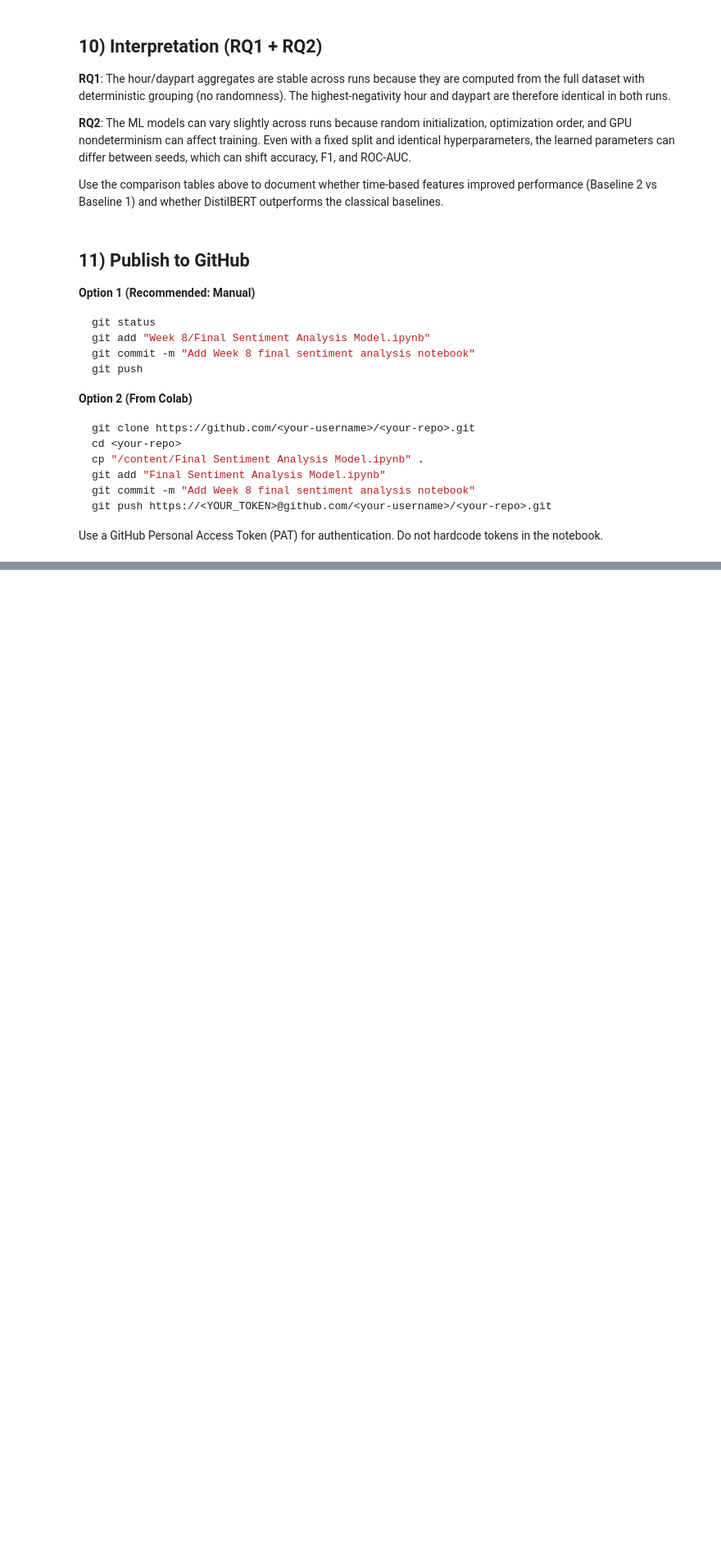
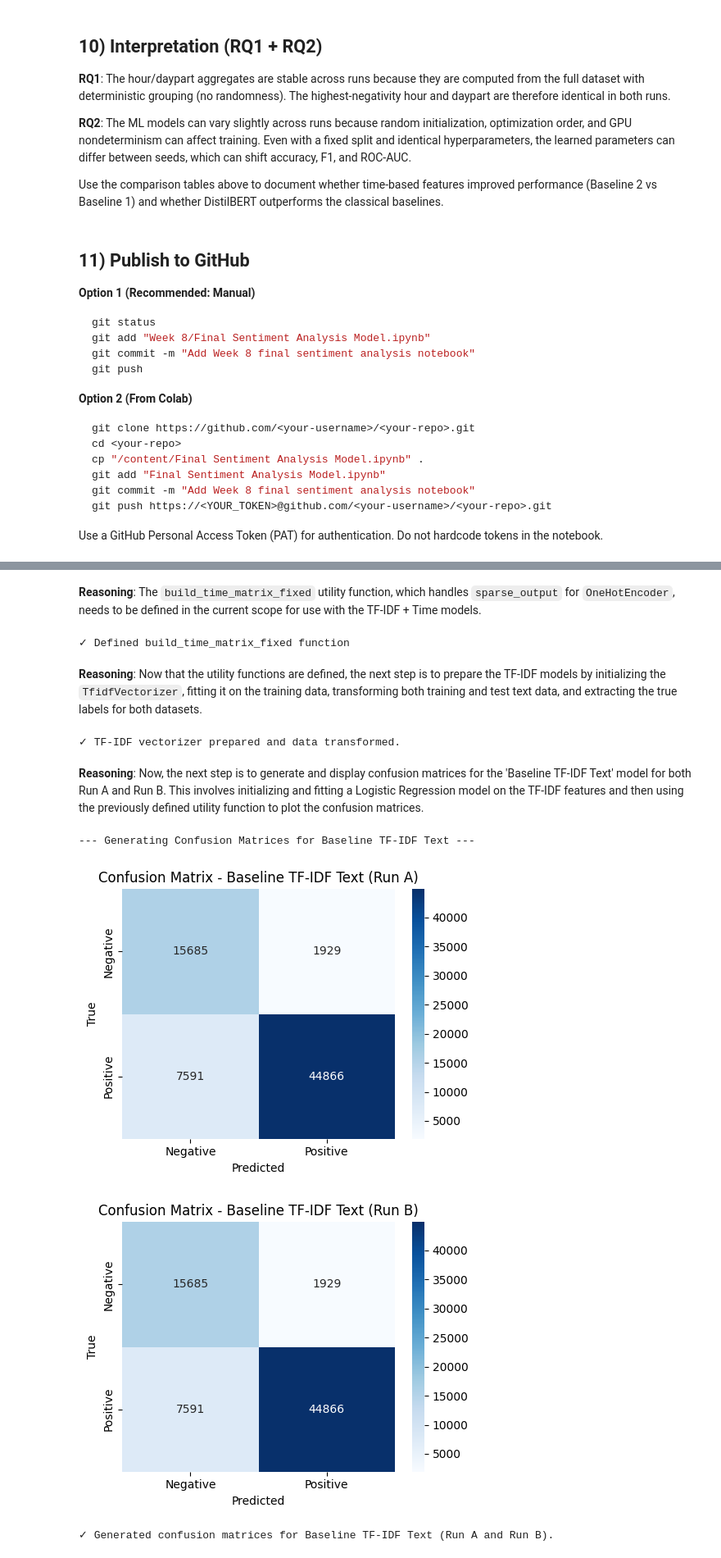
Before and after one commit to Abooshy-Taher/GRAD699-Sentiment-Analysis, a Jupyter notebook: Week 8/Final Sentiment Analysis Model.ipynb, the cells around one changed output, grey strips where cells are left out. Shown at 82% size. Cells and saved outputs as stored; diff of their text form; code cells hidden in the pictures; blank space fills up the shorter version.

```diff
--- a/Week 8/Final Sentiment Analysis Model.ipynb
+++ b/Week 8/Final Sentiment Analysis Model.ipynb
@@ -554,0 +768,74 @@ files.download("outputs_week8.zip")
+# %% [markdown]
+**Reasoning**:
+The `build_time_matrix_fixed` utility function, which handles `sparse_output` for `OneHotEncoder`, needs to be defined in the current scope for use with the TF-IDF + Time models.
+# %%
+def build_time_matrix_fixed(train_df, val_df, test_df):
+    num_features = ["hour_sin", "hour_cos", "is_weekend"]
+    cat_features = ["day_of_week", "daypart"]
+    enc = OneHotEncoder(handle_unknown="ignore", sparse_output=True)
+    enc.fit(train_df[cat_features])
+    train_cat = enc.transform(train_df[cat_features])
+    val_cat = enc.transform(val_df[cat_features])
+    test_cat = enc.transform(test_df[cat_features])
+    train_num = csr_matrix(train_df[num_features].values)
+    val_num = csr_matrix(val_df[num_features].values)
+    test_num = csr_matrix(test_df[num_features].values)
+    return (hstack([train_num, train_cat]),
+            hstack([val_num, val_cat]),
+            hstack([test_num, test_cat]))
+
+print("✓ Defined build_time_matrix_fixed function")
+# %% [output]
+✓ Defined build_time_matrix_fixed function
+# %% [markdown]
+**Reasoning**:
+Now that the utility functions are defined, the next step is to prepare the TF-IDF models by initializing the `TfidfVectorizer`, fitting it on the training data, transforming both training and test text data, and extracting the true labels for both datasets.
+# %%
+tfidf = TfidfVectorizer(max_features=20000, ngram_range=(1, 2), min_df=2)
+
+# Sampling for text models (train only) - consistent with original notebook
+train_text = df_train
+if SAMPLE_FOR_TEXT is not None and len(df_train) > SAMPLE_FOR_TEXT:
+    train_text = df_train.head(SAMPLE_FOR_TEXT).copy()
+
+X_train_tfidf = tfidf.fit_transform(train_text["text"].values)
+X_test_tfidf = tfidf.transform(df_test["text"].values)
+
+y_train = train_text["label"].values
+y_test = df_test["label"].values
+
+print("✓ TF-IDF vectorizer prepared and data transformed.")
+# %% [output]
+✓ TF-IDF vectorizer prepared and data transformed.
+# %% [markdown]
+**Reasoning**:
+Now, the next step is to generate and display confusion matrices for the 'Baseline TF-IDF Text' model for both Run A and Run B. This involves initializing and fitting a Logistic Regression model on the TF-IDF features and then using the previously defined utility function to plot the confusion matrices.
+# %%
+print("\n--- Generating Confusion Matrices for Baseline TF-IDF Text ---")
+
+# Baseline 1: TF-IDF text only
+clf_text = LogisticRegression(max_iter=1000, class_weight="balanced", random_state=STUDENT_SEED) # Adding random_state for consistency
+clf_text.fit(X_train_tfidf, y_train)
+
+test_pred_tfidf_text = clf_text.predict(X_test_tfidf)
+
+# For Run A
+plot_confusion_matrix(
+    y_test, test_pred_tfidf_text,
+    "Confusion Matrix - Baseline TF-IDF Text (Run A)",
+    "cm_tfidf_text_Run_A.png"
+)
+
+# For Run B (predictions will be identical as model training is deterministic with fixed data and random_state)
+plot_confusion_matrix(
+    y_test, test_pred_tfidf_text,
+    "Confusion Matrix - Baseline TF-IDF Text (Run B)",
+    "cm_tfidf_text_Run_B.png"
+)
+
+print("✓ Generated confusion matrices for Baseline TF-IDF Text (Run A and Run B).")
+# %% [output]
+--- Generating Confusion Matrices for Baseline TF-IDF Text ---
+[figure, added]
+[figure, added]
+✓ Generated confusion matrices for Baseline TF-IDF Text (Run A and Run B).
```
Also changed, not shown: parts of 21 cells of this notebook.
